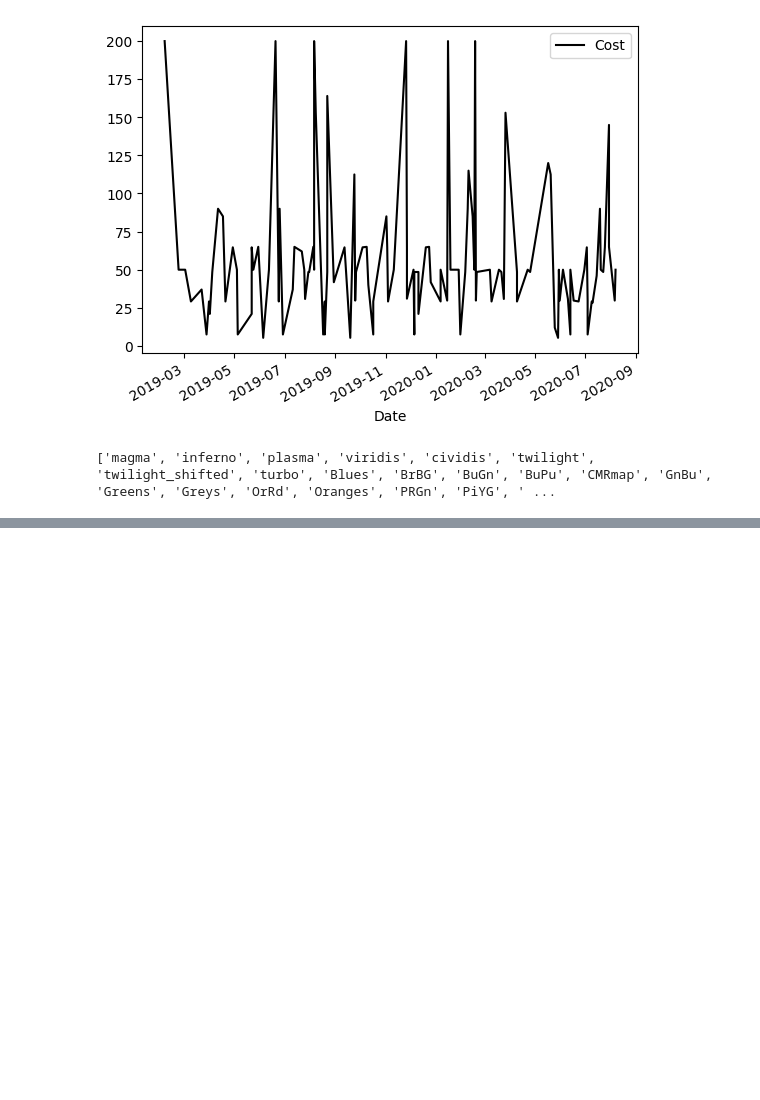
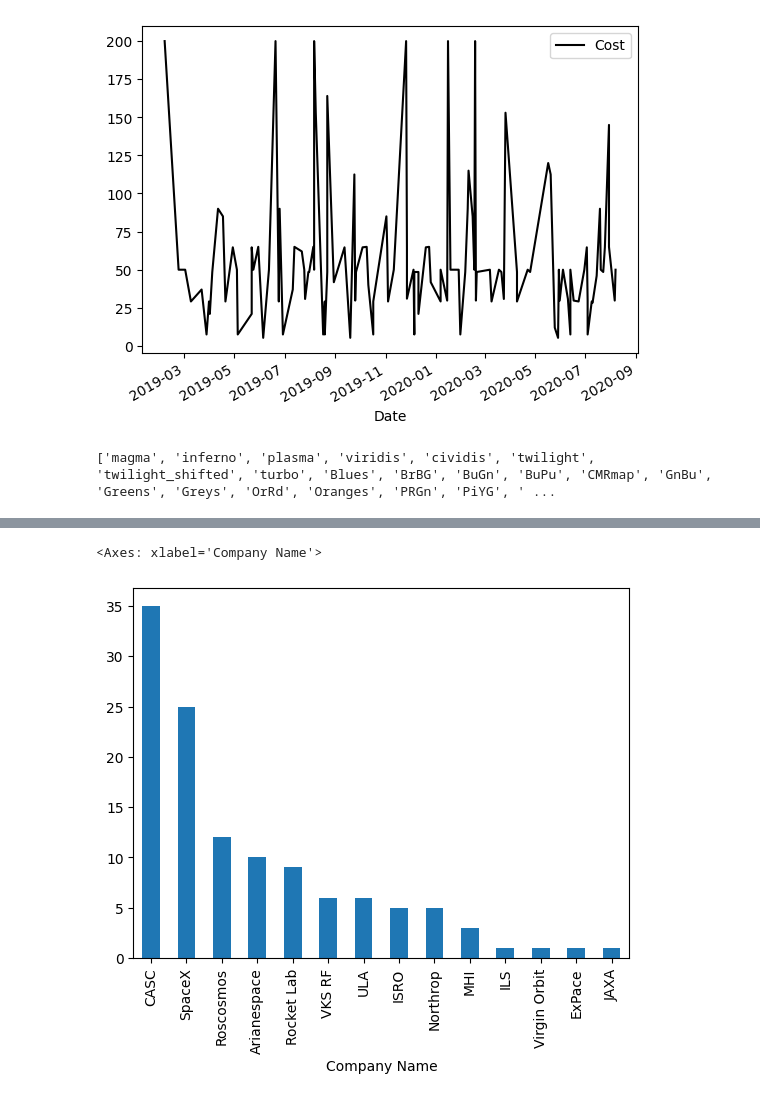
Before and after one commit to ljyGmail/pandas_in_action, a Jupyter notebook: ch14_visualization.ipynb, the cells around one changed output, grey strips where cells are left out. Saved outputs shown, nothing was run; the diff lists cells and outputs as text; code cells hidden in the pictures; blank space fills up the shorter version.

Commit message:
14.3 bar graphs

```diff
--- a/ch14_visualization.ipynb
+++ b/ch14_visualization.ipynb
@@ -86,0 +108,5 @@ print(plt.colormaps())
+# %%
+space["Company Name"].value_counts().plot(kind="bar")
+# %% [output]
+<Axes: xlabel='Company Name'>
+[figure, added]
```
Also changed, not shown: parts of 3 cells of this notebook.
